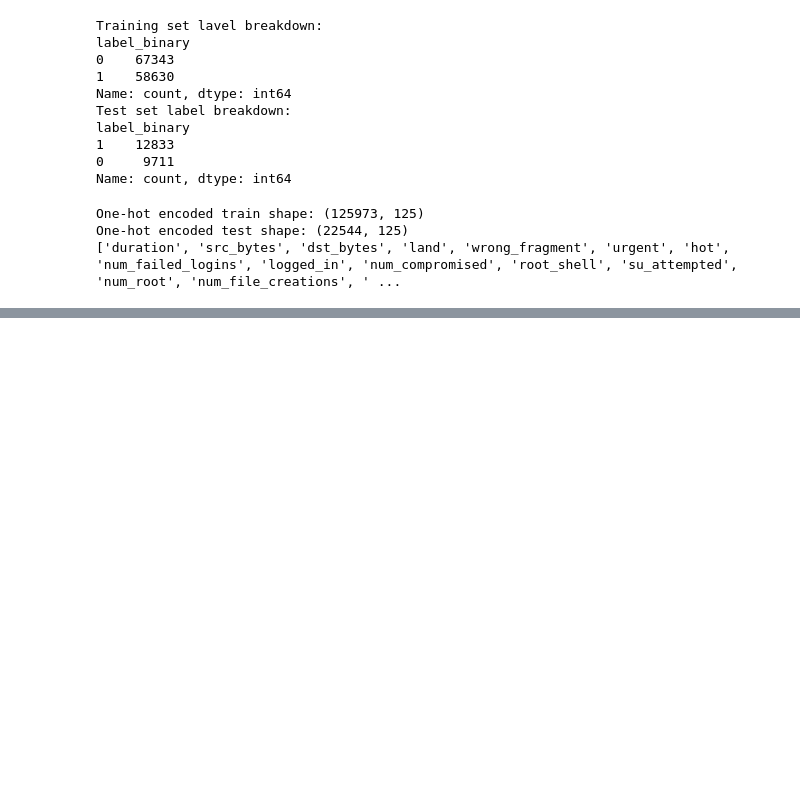
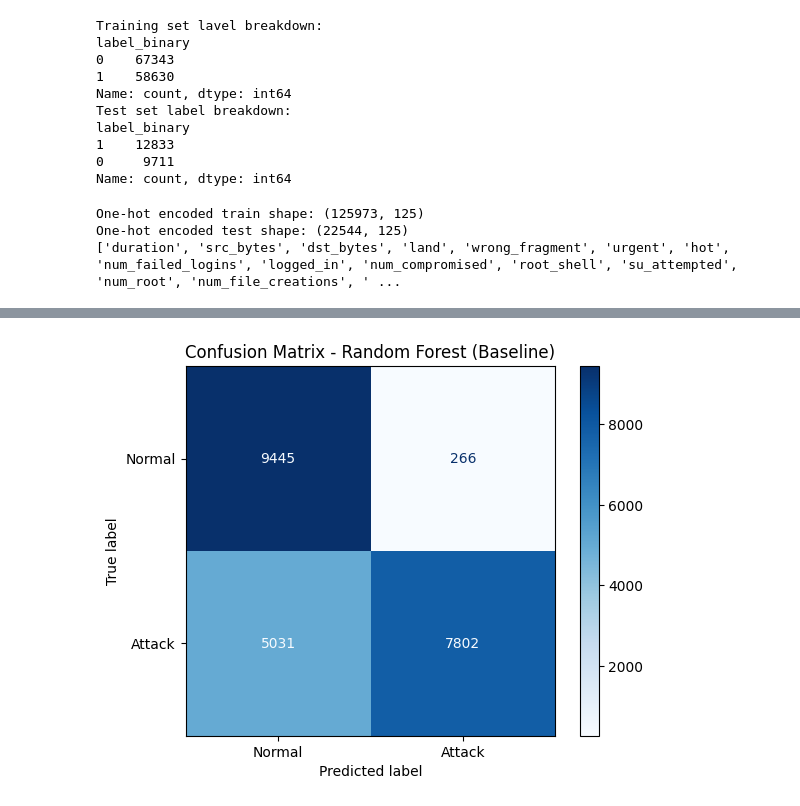
Before and after one commit to ayosarchive/cybersecurity-anomaly-detection, a Jupyter notebook: notebooks/01_data_loading_and_preprocessing.ipynb, the cells around one changed output, grey strips where cells are left out. Saved outputs shown, nothing was run; the diff lists cells and outputs as text; code cells hidden in the pictures; blank space fills up the shorter version.

```diff
--- a/notebooks/01_data_loading_and_preprocessing.ipynb
+++ b/notebooks/01_data_loading_and_preprocessing.ipynb
@@ -93,5 +93,20 @@ from sklearn.model_selection import train_test_split
 from sklearn.metrics import accuracy_score, classification_report
 
 # step 3: Prepare features and labels
-X_train = df_train_encoded.drop(columns=["label", "label_binary", "difficulty"])
+x_train = df_train_encoded.drop(columns=["label", "label_binary", "difficulty"])
+y_train = df_train_encoded["label_binary"]
+
+x_test = df_test_encoded.drop(columns=["label", "label_binary", "difficulty"])
+y_test = df_test_encoded["label_binary"]
+
+# Create and train a Random Forest Model
+model = RandomForestClassifier(n_estimators=100, random_state=42)
+model.fit(x_train, y_train)
+
+# Predict on the test set
+y_pred = model.predict(x_test)
+
+# Evaluate the model
+print("Accuracy:", accuracy_score(y_test, y_pred))
+print("Classification Report:\n", classification_report(y_test, y_pred))
 # %% [output]
@@ -98,0 +123,14 @@ ModuleNotFoundError: No module named 'sklearn'
+# %%
+from sklearn.metrics import confusion_matrix, ConfusionMatrixDisplay
+import matplotlib.pyplot as plt
+
+# Generate confusion matrix
+cm = confusion_matrix(y_test, y_pred, labels=[0, 1])
+
+# Display the matrix with matplotlib
+disp = ConfusionMatrixDisplay(confusion_matrix=cm, display_labels=["Normal", "Attack"])
+disp.plot(cmap=plt.cm.Blues)
+plt.title("Confusion Matrix - Random Forest (Baseline)")
+plt.show()
+# %% [output]
+[figure, added]
```
Also changed, not shown: parts of 4 cells of this notebook.
